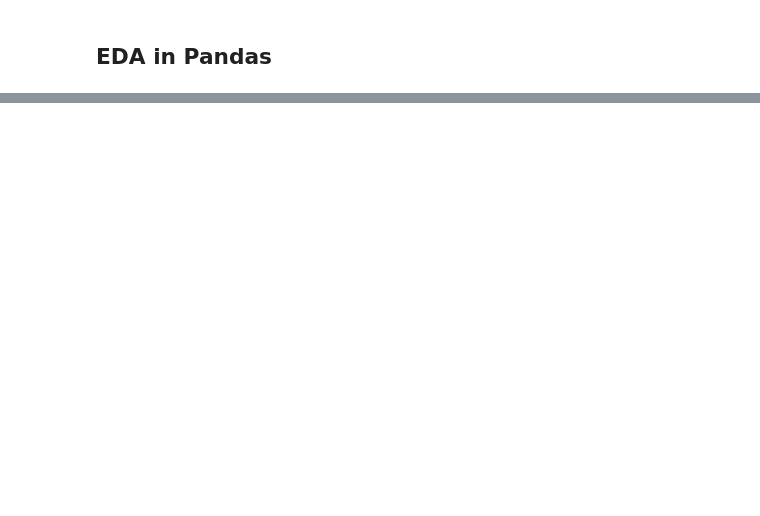
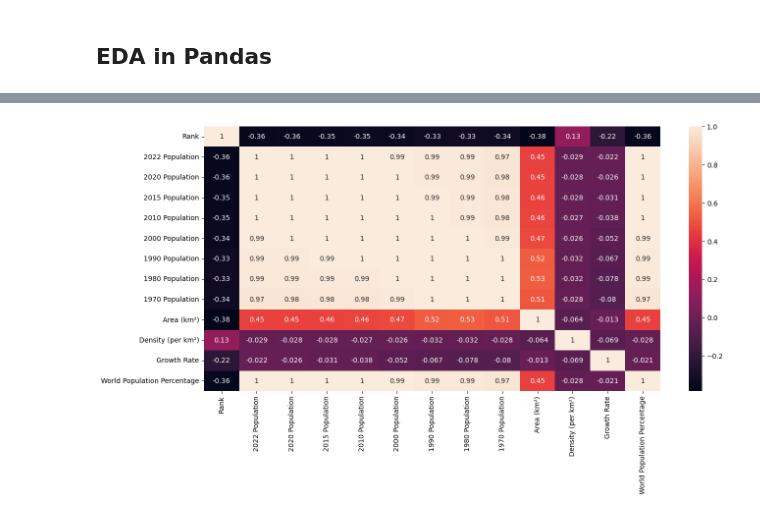
Before and after one commit to durgaprasadkoppala/Pandas, a Jupyter notebook: Exploratory Data Analysis in Pandas.ipynb, the cells around one changed output, grey strips where cells are left out. Saved outputs shown, nothing was run; the diff lists cells and outputs as text; code cells hidden in the pictures; blank space fills up the shorter version.

```diff
--- a/Exploratory Data Analysis in Pandas.ipynb
+++ b/Exploratory Data Analysis in Pandas.ipynb
@@ -25,0 +192,8 @@ df
+# %%
+sns.heatmap(df.corr(), annot = True)
+
+plt.rcParams['figure.figsize'] = (10,7)
+
+plt.show()
+# %% [output]
+[figure, added]
```
Also changed, not shown: parts of 19 cells of this notebook.
